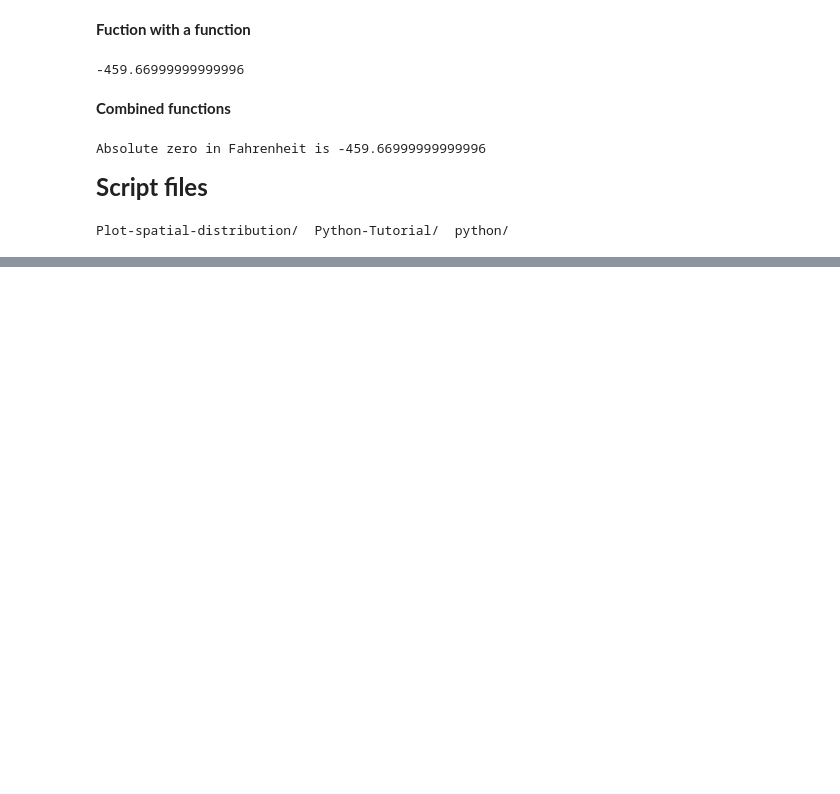
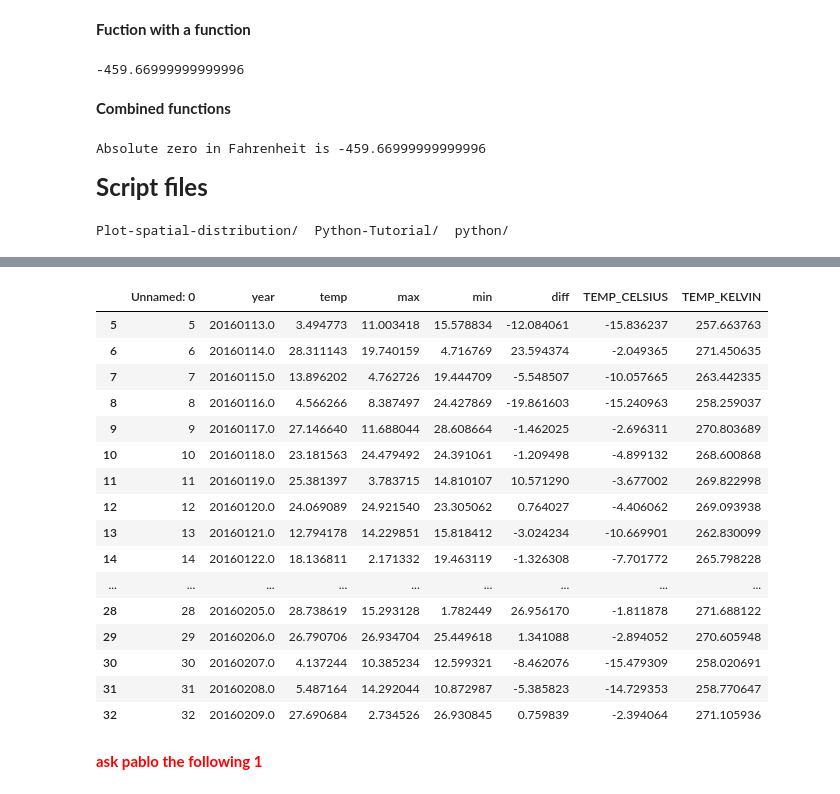
Before and after one commit to yangshanye/Python-Tutorial, a Jupyter notebook: Geopython_basic_expresion.ipynb, the cells around one changed output, grey strips where cells are left out. Drawn from its saved outputs; the diff is of its cells as text; code cells hidden in the pictures; blank space fills up the shorter version.

```diff
--- a/Geopython_basic_expresion.ipynb
+++ b/Geopython_basic_expresion.ipynb
@@ -1414,0 +1576,2 @@ data.head()
+# %%
+data.iloc[0:5:, 0:2] = "NaN"
@@ -1414,0 +1598,25 @@ data.head()
+# %%
+# Drop no data values based on the MIN column
+
+warm_temps_clean = data.dropna(subset=["temp"])
+warm_temps_clean
+# %% [output]
+|  | Unnamed: 0 | year | temp | max | min | diff | TEMP_CELSIUS | TEMP_KELVIN |
+| 5 | 5 | 20160113.0 | 3.494773 | 11.003418 | 15.578834 | -12.084061 | -15.836237 | 257.663763 |
+| 6 | 6 | 20160114.0 | 28.311143 | 19.740159 | 4.716769 | 23.594374 | -2.049365 | 271.450635 |
+| 7 | 7 | 20160115.0 | 13.896202 | 4.762726 | 19.444709 | -5.548507 | -10.057665 | 263.442335 |
+| 8 | 8 | 20160116.0 | 4.566266 | 8.387497 | 24.427869 | -19.861603 | -15.240963 | 258.259037 |
+| 9 | 9 | 20160117.0 | 27.146640 | 11.688044 | 28.608664 | -1.462025 | -2.696311 | 270.803689 |
+| 10 | 10 | 20160118.0 | 23.181563 | 24.479492 | 24.391061 | -1.209498 | -4.899132 | 268.600868 |
+| 11 | 11 | 20160119.0 | 25.381397 | 3.783715 | 14.810107 | 10.571290 | -3.677002 | 269.822998 |
+| 12 | 12 | 20160120.0 | 24.069089 | 24.921540 | 23.305062 | 0.764027 | -4.406062 | 269.093938 |
+| 13 | 13 | 20160121.0 | 12.794178 | 14.229851 | 15.818412 | -3.024234 | -10.669901 | 262.830099 |
+| 14 | 14 | 20160122.0 | 18.136811 | 2.171332 | 19.463119 | -1.326308 | -7.701772 | 265.798228 |
+| ... | ... | ... | ... | ... | ... | ... | ... | ... |
+| 28 | 28 | 20160205.0 | 28.738619 | 15.293128 | 1.782449 | 26.956170 | -1.811878 | 271.688122 |
+| 29 | 29 | 20160206.0 | 26.790706 | 26.934704 | 25.449618 | 1.341088 | -2.894052 | 270.605948 |
+| 30 | 30 | 20160207.0 | 4.137244 | 10.385234 | 12.599321 | -8.462076 | -15.479309 | 258.020691 |
+| 31 | 31 | 20160208.0 | 5.487164 | 14.292044 | 10.872987 | -5.385823 | -14.729353 | 258.770647 |
+| 32 | 32 | 20160209.0 | 27.690684 | 2.734526 | 26.930845 | 0.759839 | -2.394064 | 271.105936 |
+# %% [markdown]
+<font color = "red">**ask pablo the following 1**</font>
```
Also changed, not shown: parts of 232 cells of this notebook.
